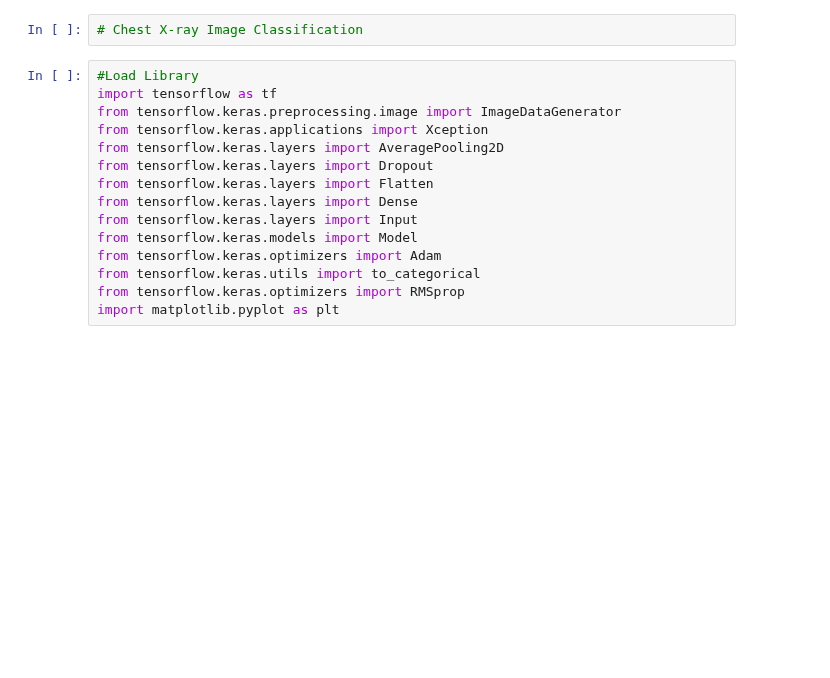
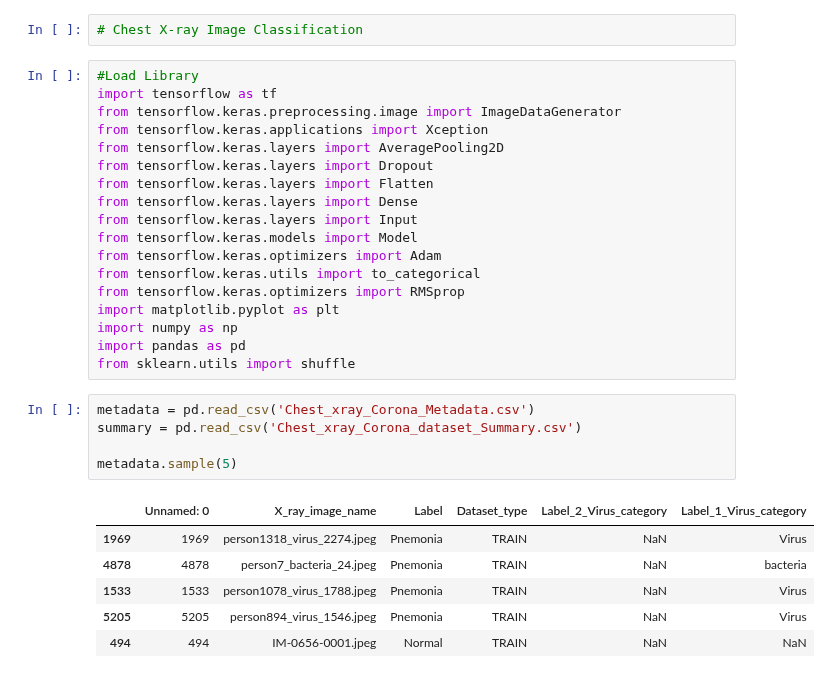
Before and after one commit to bayuarifbudiman/Bangkit-FinalProject-repo, a Jupyter notebook: Model-generation/Initial_Model.ipynb, the cells around one changed output. Cells and saved outputs as stored; diff of their text form; blank space fills up the shorter version.

Commit message:
Preprocessing dataset using metadata

```diff
--- a/Model-generation/Initial_Model.ipynb
+++ b/Model-generation/Initial_Model.ipynb
@@ -15,3 +15,18 @@ from tensorflow.keras.optimizers import Adam
 from tensorflow.keras.utils import to_categorical
 from tensorflow.keras.optimizers import RMSprop
 import matplotlib.pyplot as plt
+import numpy as np
+import pandas as pd
+from sklearn.utils import shuffle
+# %%
+metadata = pd.read_csv('Chest_xray_Corona_Metadata.csv')
+summary = pd.read_csv('Chest_xray_Corona_dataset_Summary.csv')
+
+metadata.sample(5)
+# %% [output]
+|  | Unnamed: 0 | X_ray_image_name | Label | Dataset_type | Label_2_Virus_category | Label_1_Virus_category |
+| 1969 | 1969 | person1318_virus_2274.jpeg | Pnemonia | TRAIN | NaN | Virus |
+| 4878 | 4878 | person7_bacteria_24.jpeg | Pnemonia | TRAIN | NaN | bacteria |
+| 1533 | 1533 | person1078_virus_1788.jpeg | Pnemonia | TRAIN | NaN | Virus |
+| 5205 | 5205 | person894_virus_1546.jpeg | Pnemonia | TRAIN | NaN | Virus |
+| 494 | 494 | IM-0656-0001.jpeg | Normal | TRAIN | NaN | NaN |
```
Also changed, not shown: parts of 7 cells of this notebook.
